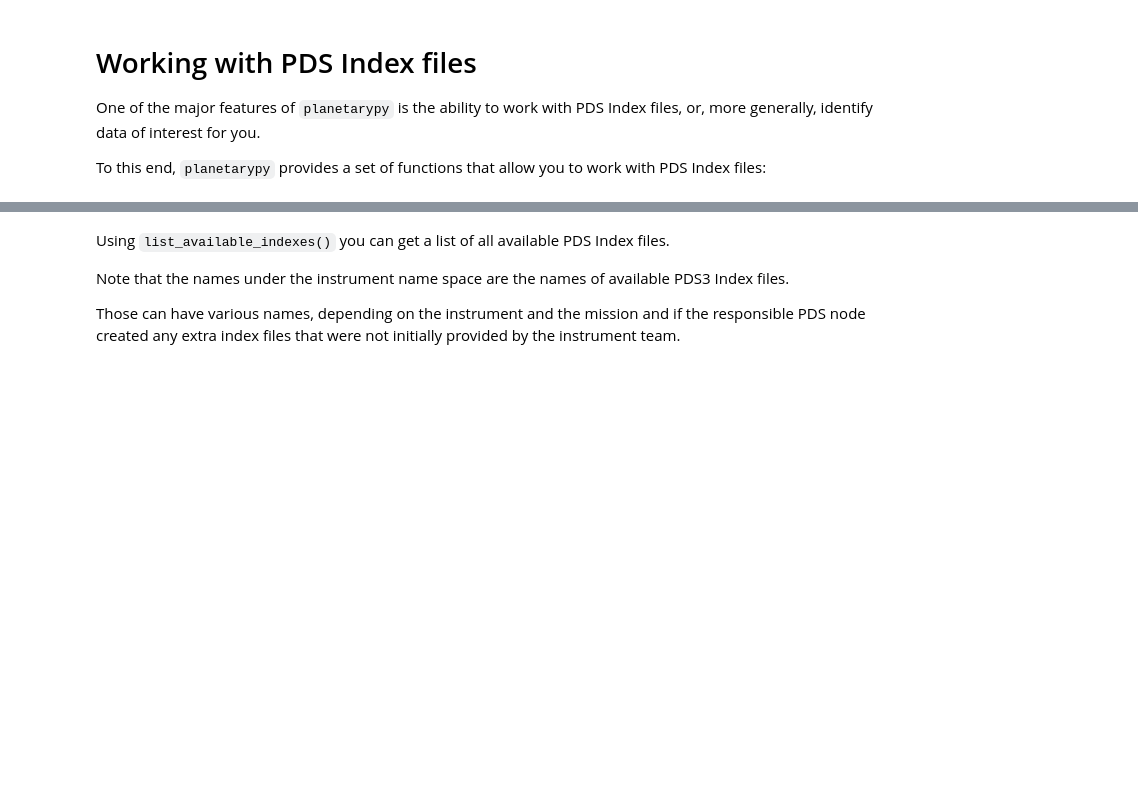
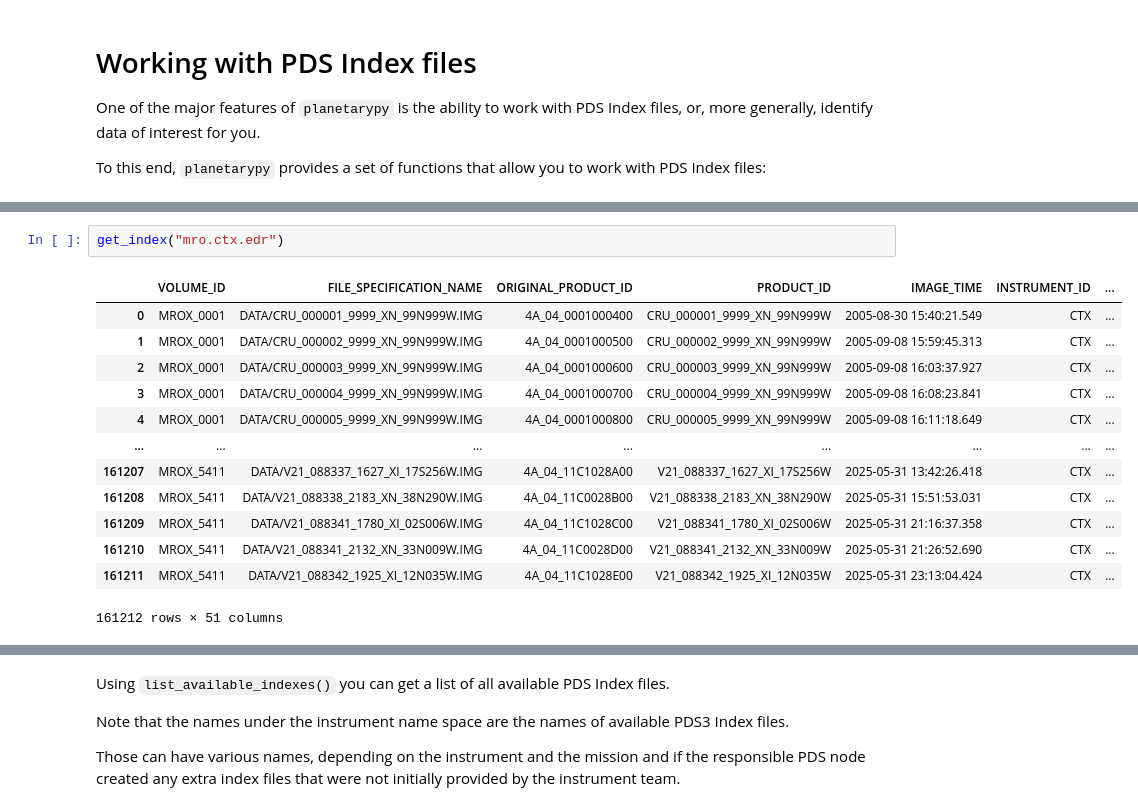
Before and after one commit to michaelaye/planetarypy, a Jupyter notebook: notebooks/pds_indexes_examples.ipynb, the cells around one changed output, grey strips where cells are left out. Drawn from its saved outputs; the diff is of its cells as text; blank space fills up the shorter version.

```diff
--- a/notebooks/pds_indexes_examples.ipynb
+++ b/notebooks/pds_indexes_examples.ipynb
@@ -45,0 +57,16 @@ config["mro"]["ctx"]
+# %%
+get_index("mro.ctx.edr")
+# %% [output]
+|  | VOLUME_ID | FILE_SPECIFICATION_NAME | ORIGINAL_PRODUCT_ID | PRODUCT_ID | IMAGE_TIME | INSTRUMENT_ID | ... |
+| 0 | MROX_0001 | DATA/CRU_000001_9999_XN_99N999W.IMG | 4A_04_0001000400 | CRU_000001_9999_XN_99N999W | 2005-08-30 15:40:21.549 | CTX | ... |
+| 1 | MROX_0001 | DATA/CRU_000002_9999_XN_99N999W.IMG | 4A_04_0001000500 | CRU_000002_9999_XN_99N999W | 2005-09-08 15:59:45.313 | CTX | ... |
+| 2 | MROX_0001 | DATA/CRU_000003_9999_XN_99N999W.IMG | 4A_04_0001000600 | CRU_000003_9999_XN_99N999W | 2005-09-08 16:03:37.927 | CTX | ... |
+| 3 | MROX_0001 | DATA/CRU_000004_9999_XN_99N999W.IMG | 4A_04_0001000700 | CRU_000004_9999_XN_99N999W | 2005-09-08 16:08:23.841 | CTX | ... |
+| 4 | MROX_0001 | DATA/CRU_000005_9999_XN_99N999W.IMG | 4A_04_0001000800 | CRU_000005_9999_XN_99N999W | 2005-09-08 16:11:18.649 | CTX | ... |
+| ... | ... | ... | ... | ... | ... | ... | ... |
+| 161207 | MROX_5411 | DATA/V21_088337_1627_XI_17S256W.IMG | 4A_04_11C1028A00 | V21_088337_1627_XI_17S256W | 2025-05-31 13:42:26.418 | CTX | ... |
+| 161208 | MROX_5411 | DATA/V21_088338_2183_XN_38N290W.IMG | 4A_04_11C0028B00 | V21_088338_2183_XN_38N290W | 2025-05-31 15:51:53.031 | CTX | ... |
+| 161209 | MROX_5411 | DATA/V21_088341_1780_XI_02S006W.IMG | 4A_04_11C1028C00 | V21_088341_1780_XI_02S006W | 2025-05-31 21:16:37.358 | CTX | ... |
+| 161210 | MROX_5411 | DATA/V21_088341_2132_XN_33N009W.IMG | 4A_04_11C0028D00 | V21_088341_2132_XN_33N009W | 2025-05-31 21:26:52.690 | CTX | ... |
+| 161211 | MROX_5411 | DATA/V21_088342_1925_XI_12N035W.IMG | 4A_04_11C1028E00 | V21_088342_1925_XI_12N035W | 2025-05-31 23:13:04.424 | CTX | ... |
+161212 rows × 51 columns
```
Also changed, not shown: parts of 12 cells of this notebook, 6 other files.
